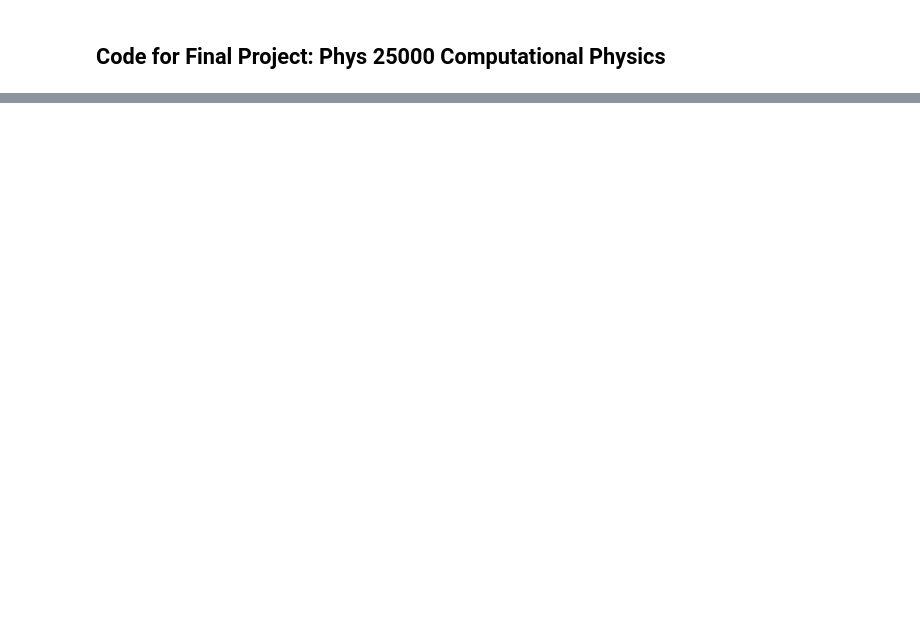
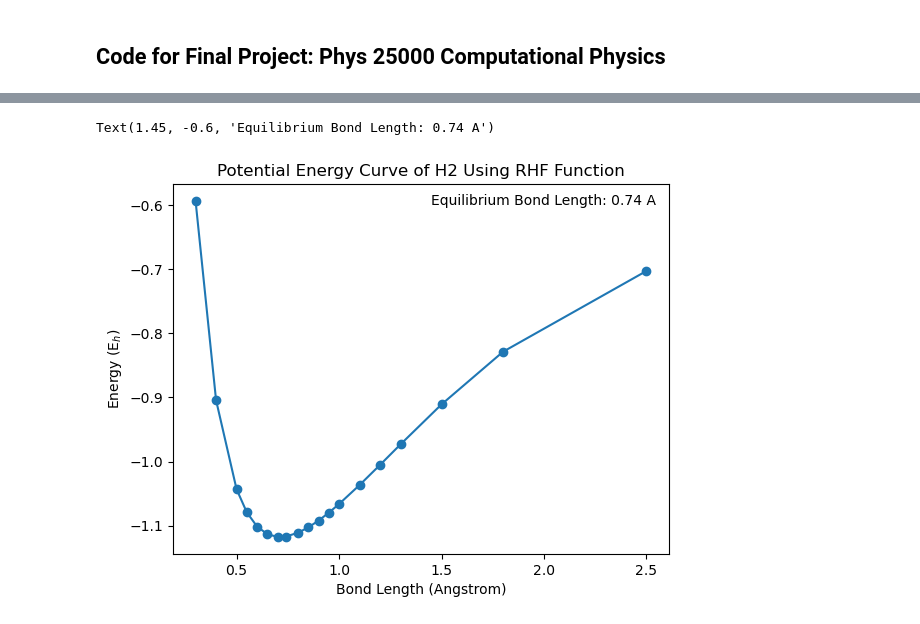
Before and after one commit to pavliceka/phys250_finalproject, a Jupyter notebook: Phys 250 Final Project Notebook.ipynb, the cells around one changed output, grey strips where cells are left out. Saved outputs shown, nothing was run; the diff lists cells and outputs as text; code cells hidden in the pictures; blank space fills up the shorter version.

```diff
--- a/Phys 250 Final Project Notebook.ipynb
+++ b/Phys 250 Final Project Notebook.ipynb
@@ -56,0 +337,16 @@ For iterations < max iteration, and for delta_energy > tol :
+# %%
+H2_energy_list=[-0.59382776,-0.90436139,-1.04299627,-1.07905074,-1.10112824,-1.11299655,-1.11734903,-1.11675931,-1.11085040,-1.10251055,-1.09191404,-1.07963693,-1.06610865,-1.03653887,-1.00510671,-0.97311062,-0.91087355,-0.82884815,-0.70294360]
+H2_bond_list=[0.3,0.4,0.5,0.55,0.6,0.65,0.7,0.74,0.8,0.85,0.9,0.95,1.0,1.1,1.2,1.3,1.5,1.8,2.5]
+H2_psi4_list = [-0.5938277591847835,-0.9043613945444646,-1.042996274751172,-1.0790507363246542,-1.1011282423609587,-1.1129965457166389,-1.1173490349988604,-1.1167593073781577,-1.1108503974239055,-1.1025105538476563,-1.0919140409220973,-1.0796369280940206, -1.0661086491853164, -1.03653887486935,-1.0051067063876664,-0.9731106155813937,-0.9108735543822698,-0.8288481477185704,-0.7029435995786045]
+# %%
+import matplotlib.pyplot as plt
+
+#plt.plot(H2_bond_list,H2_psi4_list,'-o')
+plt.plot(H2_bond_list,H2_energy_list,'-o')
+plt.title("Potential Energy Curve of H2 Using RHF Function")
+plt.xlabel("Bond Length (Angstrom)")
+plt.ylabel("Energy (E$_{h}$)")
+plt.text(1.45,-0.6,"Equilibrium Bond Length: 0.74 A")
+# %% [output]
+Text(1.45, -0.6, 'Equilibrium Bond Length: 0.74 A')
+[figure, added]
```
Also changed, not shown: parts of 14 cells of this notebook.
